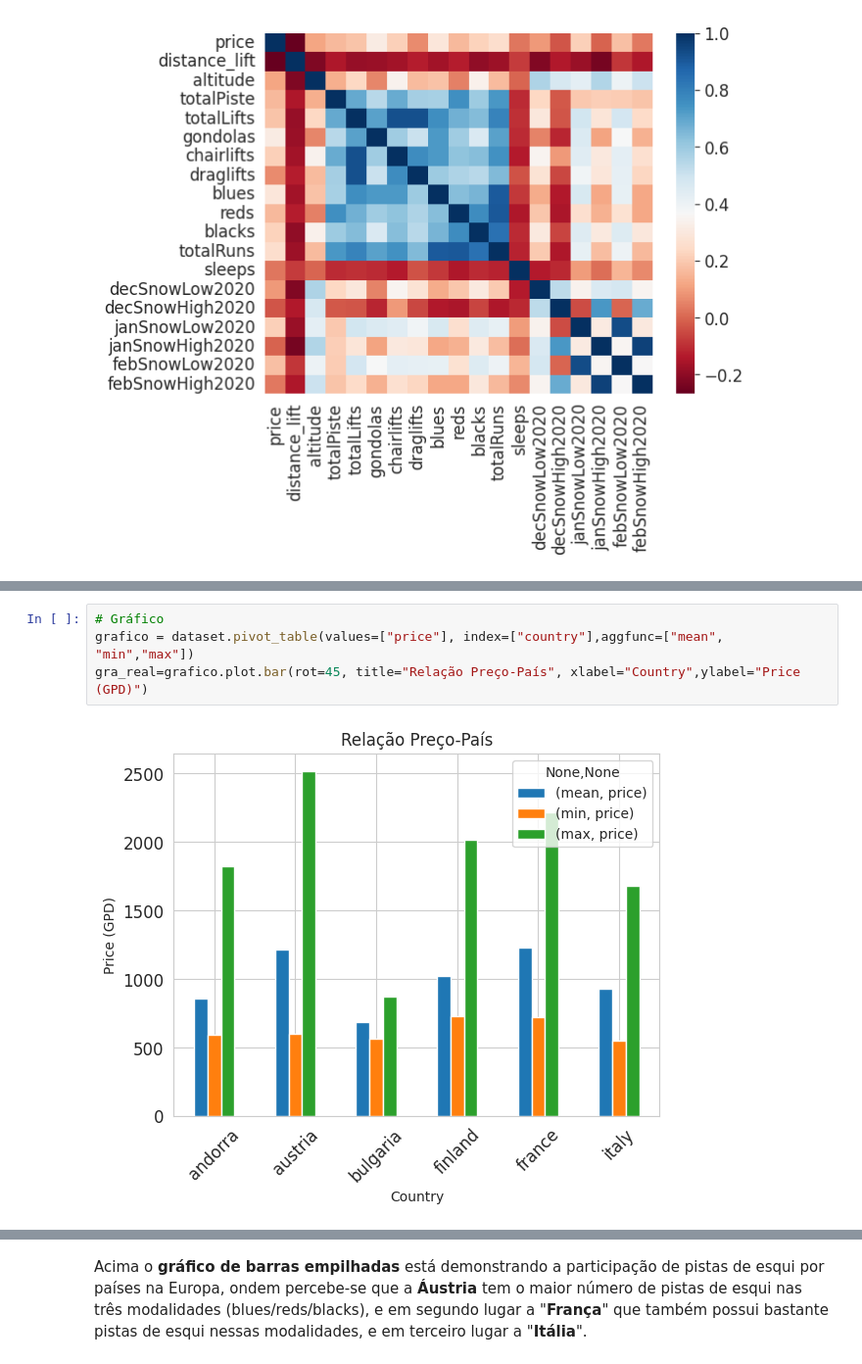
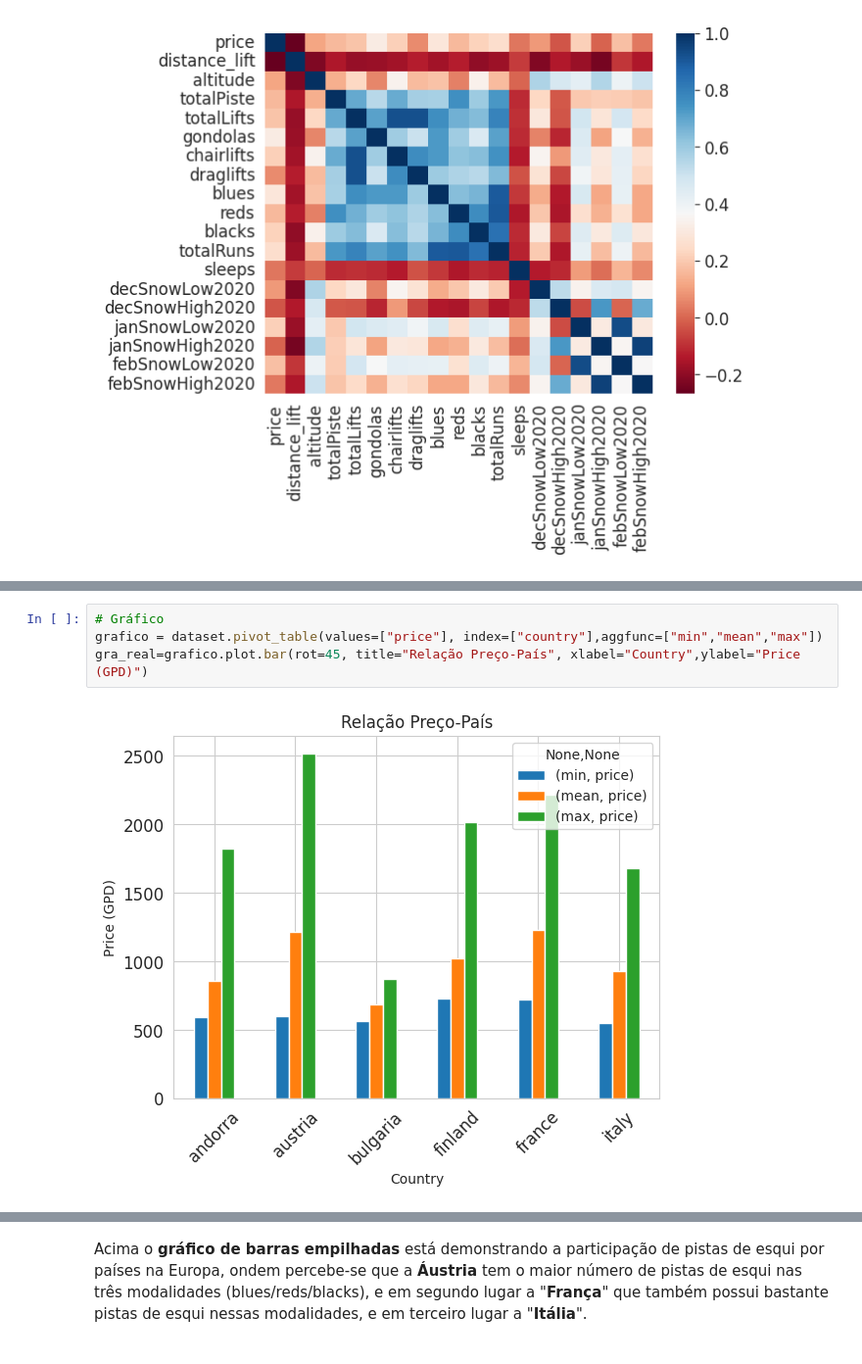
Before and after one commit to CECILIACFR/DATASCIENCE, a Jupyter notebook: MVP_CD_Hoteis_de_Esqui.ipynb, the cells around one changed output, grey strips where cells are left out. Shown at 98% size. Saved outputs shown, nothing was run; the diff lists cells and outputs as text.

```diff
--- a/MVP_CD_Hoteis_de_Esqui.ipynb
+++ b/MVP_CD_Hoteis_de_Esqui.ipynb
@@ -482,10 +485,10 @@ dataset.corr().style.background_gradient(cmap = "RdBu")
 | febSnowHigh2020 | 0.030211 | -0.145826 | 0.502624 | 0.184300 | 0.246884 | 0.142307 | 0.265786 | 0.228581 | 0.121489 | ... |
 # %%
 # Gráfico
-grafico = dataset.pivot_table(values=["price"], index=["country"],aggfunc=["mean", "min","max"])
+grafico = dataset.pivot_table(values=["price"], index=["country"],aggfunc=["min","mean","max"])
 gra_real=grafico.plot.bar(rot=45, title="Relação Preço-País", xlabel="Country",ylabel="Price (GPD)")
 # %% [output]
-[figure, old version]
+[figure, new version]
 # %% [markdown]
 *   O **preço mínimo** (coluna "**price**") dos hotéis são de valores bem próximos,em torno de 500 libras esterlinas (£) para todos os países.
 *   O **preço médio** (coluna "**price**") dos hotéis são em torno de 1000 libras esterlinas (£)).
```
Also changed, not shown: parts of 13 cells of this notebook.
